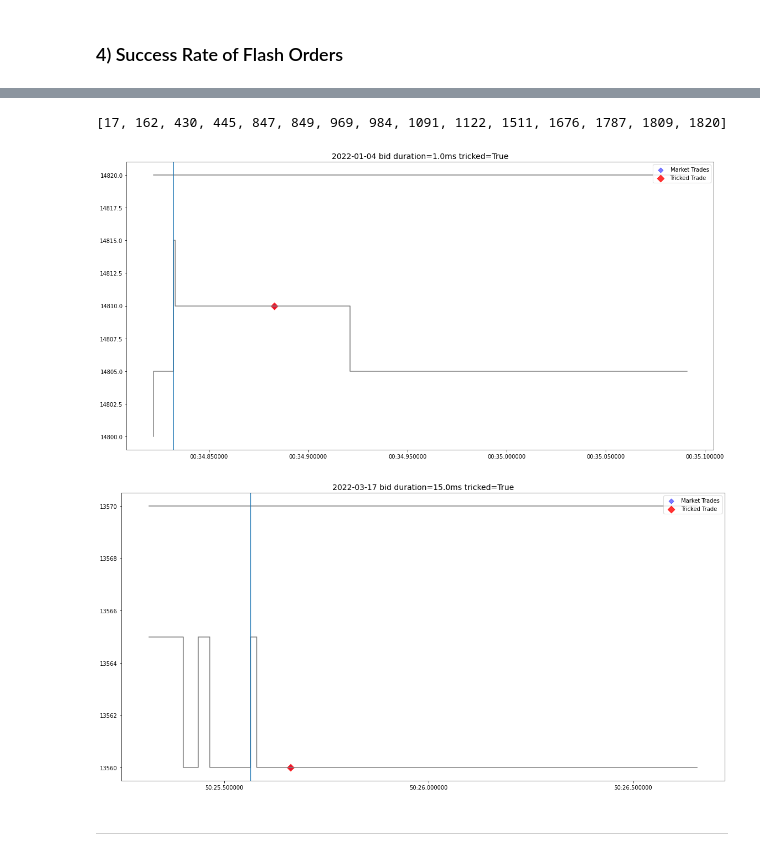
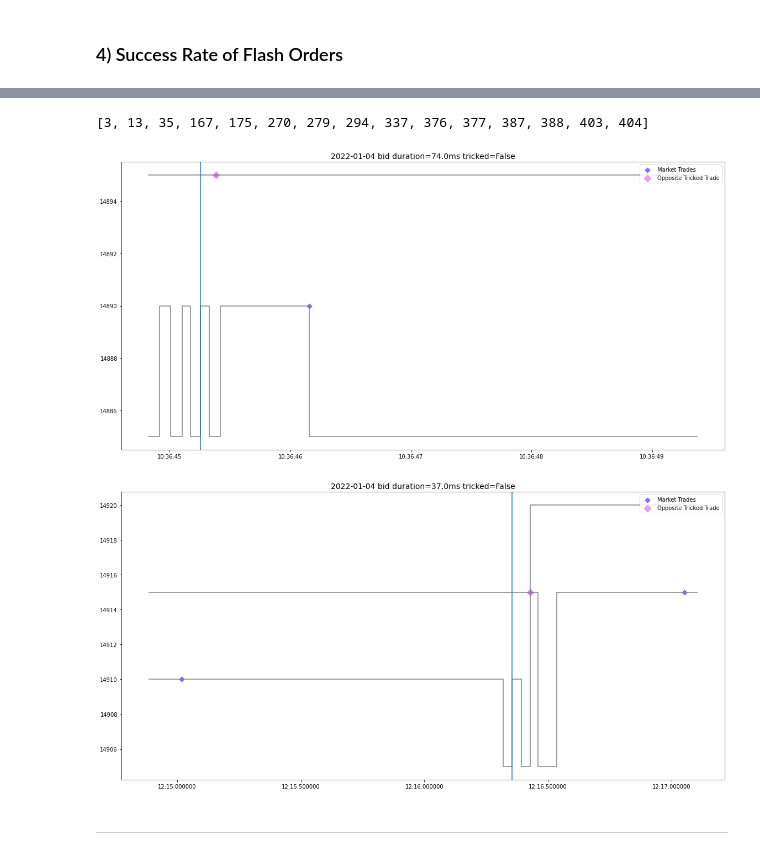
Before and after one commit to anthonywah/mafs6100-order-placement-strategy, a Jupyter notebook: stage-5.ipynb, the cells around one changed output, grey strips where cells are left out. Cells and saved outputs as stored; diff of their text form; code cells hidden in the pictures.

Commit message:
Fix plotting logic

```diff
--- a/stage-5.ipynb
+++ b/stage-5.ipynb
@@ -109,16 +109,16 @@ for i in check_thres_ls:
 0050 - Success rate of Tricked Trades in 500ms  - 3.26%
 0050 - Success rate of Opposite Tricked Trades in 500ms  - 6.93%
 # %%
-print([i['case_index'] for i in foc.fod['[100|100]'] if i['tricked_trade']][:15])
+print([i['case_index'] for i in foc.fod['[100|100]'] if i['opp_tricked_trade']][:15])
 # %% [output]
-[17, 162, 430, 445, 847, 849, 969, 984, 1091, 1122, 1511, 1676, 1787, 1809, 1820]
+[3, 13, 35, 167, 175, 270, 279, 294, 337, 376, 377, 387, 388, 403, 404]
 # %%
-foc.plot_quote('[100|100]', 17)
+foc.plot_quote('[100|100]', 167)
 # %% [output]
-[figure, old version]
+[figure, new version]
 # %%
-foc.plot_quote('[100|100]', 1511)
+foc.plot_quote('[100|100]', 175)
 # %% [output]
-[figure, old version]
+[figure, new version]
 # %% [markdown]
 ---
```
Also changed, not shown: parts of 2 cells of this notebook, 1 other file.
